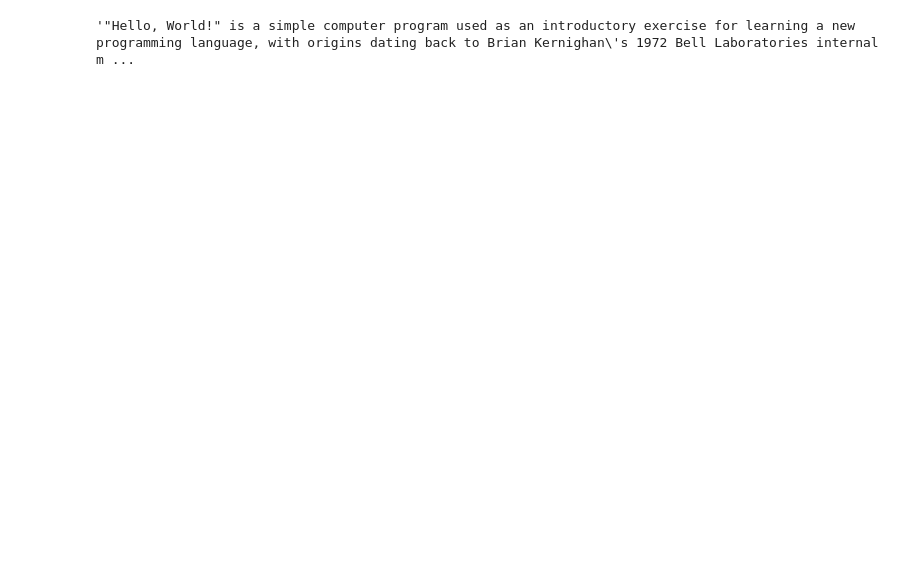
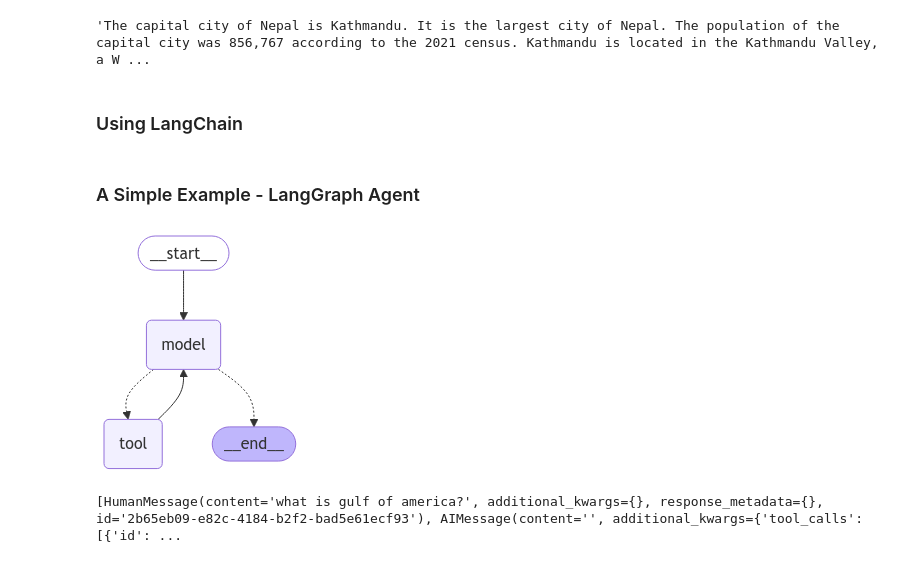
Before and after one commit to DhunganaKB/PydanticAIAgent, a Jupyter notebook: PydanticAI_Agent_1.ipynb, the cells around one changed output. Drawn from its saved outputs; the diff is of its cells as text; code cells hidden in the pictures; blank space fills up the shorter version.

```diff
--- a/PydanticAI_Agent_1.ipynb
+++ b/PydanticAI_Agent_1.ipynb
@@ -32,4 +85,6 @@ result=await main()
 # %%
-result.data
+response.data
 # %% [output]
-'"Hello, World!" is a simple computer program used as an introductory exercise for learning a new programming language, with origins dating back to Brian Kernighan\'s 1972 Bell Laboratories internal m ...
+'The capital city of Nepal is Kathmandu. It is the largest city of Nepal. The population of the capital city was 856,767 according to the 2021 census. Kathmandu is located in the Kathmandu Valley, a W ...
+# %% [markdown]
+### Using LangChain
@@ -36,3 +111,51 @@ result.data
+# %% [markdown]
+### A Simple Example - LangGraph Agent
+# %%
+from langgraph.prebuilt import ToolNode
+from langgraph.graph import StateGraph, END, MessageGraph, START
+from langchain_core.messages import HumanMessage,BaseMessage
+from langchain_community.tools.tavily_search import TavilySearchResults
+from langchain_openai import ChatOpenAI
+from IPython.display import Image, display
+
+# Optional, add tracing in LangSmith
+os.environ["LANGSMITH_TRACING"] = "true"
+os.environ["LANGSMITH_PROJECT"] = "Demo-Agent"
+
+tavily_tool = TavilySearchResults(max_results=5)
+tools = [tavily_tool]
+
+model = ChatOpenAI(model='gpt-4o')
+
+model_with_tools = model.bind_tools(tools=tools)
+
+builder = MessageGraph()
+builder.add_node('model', model_with_tools)
+tool_node = ToolNode(tools)
+builder.add_node("tool", tool_node)
+builder.add_edge(START, "model")
+
+def router(state: list[BaseMessage]):
+    tool_calls = state[-1].additional_kwargs.get("tool_calls", [])
+    if len(tool_calls):
+        return "tool"
+    else:
+        return END
+
+builder.add_conditional_edges("model", router)
+builder.add_edge("tool", 'model')
+
+graph = builder.compile()
+display(Image(graph.get_graph(xray=True).draw_mermaid_png()))
+# %% [output]
+[figure, added]
+# %%
+user_prompt = "what is gulf of america?"
+# user_prompt = "who is the president of USA?"
+result=graph.invoke(HumanMessage(user_prompt))
+print(result)
+# %% [output]
+[HumanMessage(content='what is gulf of america?', additional_kwargs={}, response_metadata={}, id='2b65eb09-e82c-4184-b2f2-bad5e61ecf93'), AIMessage(content='', additional_kwargs={'tool_calls': [{'id': ...
 # %%
 result
 # %% [output]
```
Also changed, not shown: parts of 32 cells of this notebook.
